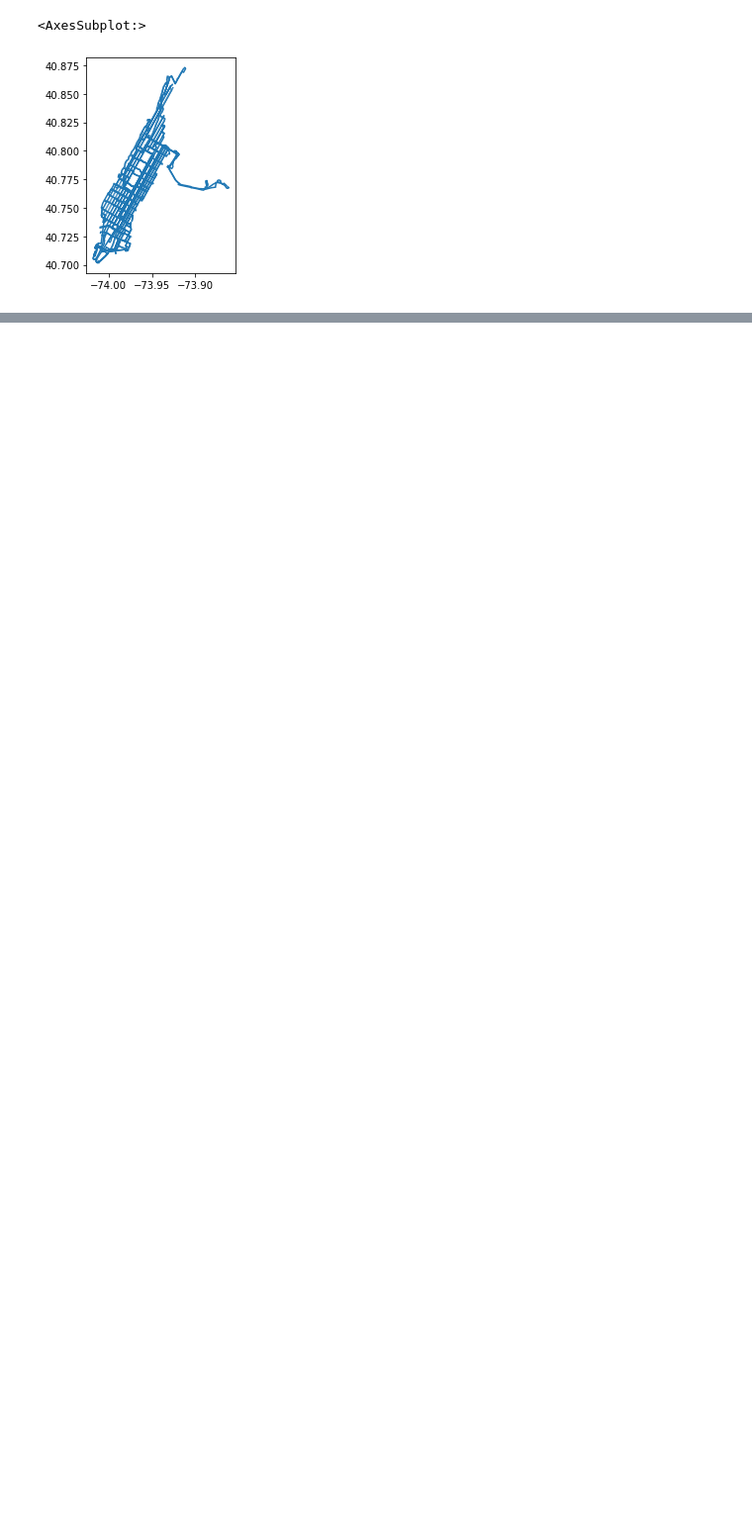
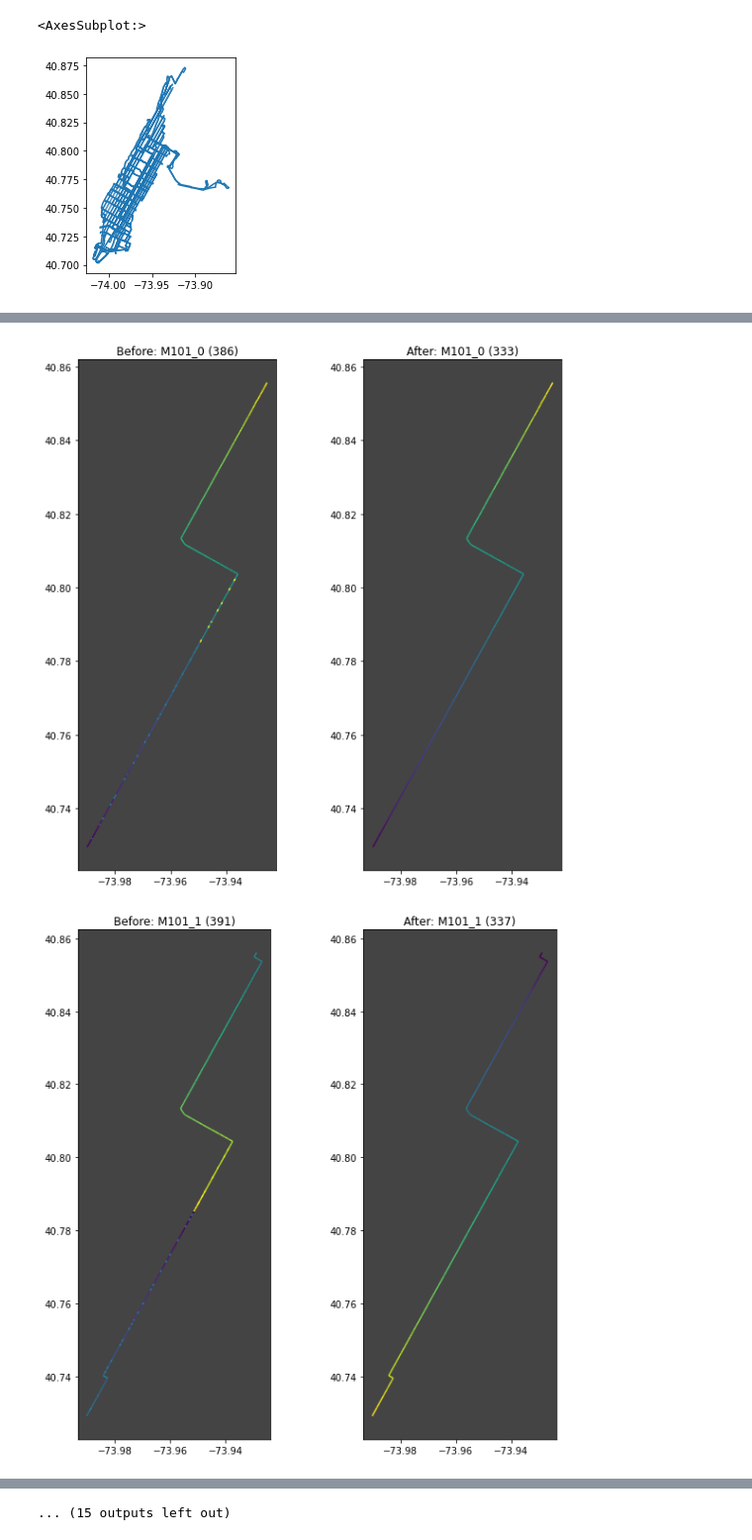
Before and after one commit to cpcarey/nyu-cusp-gtfs-bus, a Jupyter notebook: src/notebooks/shp/0101_repair_route_shp_files.ipynb, the cells around one changed output, grey strips where cells are left out. Shown at 99% size. Drawn from its saved outputs; the diff is of its cells as text; code cells hidden in the pictures; blank space fills up the shorter version.

Commit message:
Complete repair algorithm documentation.

```diff
--- a/src/notebooks/shp/0101_repair_route_shp_files.ipynb
+++ b/src/notebooks/shp/0101_repair_route_shp_files.ipynb
@@ -220,0 +220,17 @@ for i in range(len(mls_gdf)):
+# %%
+def order_line_strings_as_gdf(line_strings):
+    """Returns the list of LineStrings as a GeoDataFrame with a LineString in each row."""
+    return gpd.GeoDataFrame({}, geometry=line_strings, crs=CRS_LATLON)
+# %%
+def plot_ordered_gdfs(before_gdf, after_gdf, title):
+    fig, ax = plt.subplots(1, 2, figsize=(10, 10))
+
+    # Color by index to visualize order of LineStrings in GeoDataFrames.
+    before_gdf.reset_index().plot(ax=ax[0], column='index')
+    after_gdf.reset_index().plot(ax=ax[1], column='index')
+
+    ax[0].set_facecolor('#444')
+    ax[1].set_facecolor('#444')
+    ax[0].set_title(f"Before: {title} ({len(before_gdf)})")
+    ax[1].set_title(f"After: {title} ({len(after_gdf)})")
+    plt.show()
@@ -220,0 +241,20 @@ for i in range(len(mls_gdf)):
+# %%
+# Repair all MultiLineString geometries and visualize before/after results.
+
+repaired_ls_gdf = mls_gdf.copy()
+for i in range(len(mls_gdf)):
+    route_dir = mls_gdf.iloc[i]['route_dir']
+    multi_line_string = mls_gdf.iloc[i]['geometry']
+    before_gdf = order_line_strings_as_gdf(list(multi_line_string))
+
+    result = repair_multi_line_string(multi_line_string)
+    after_coords = result['coords']
+    after_segments = result['segments']
+    after_gdf = order_line_strings_as_gdf(after_segments)
+
+    plot_ordered_gdfs(before_gdf, after_gdf, route_dir)
+
+    repaired_ls_gdf.loc[i, 'geometry'] = LineString(after_coords)
+# %% [output]
+[figure, added]
+[figure, added]
@@ -220,0 +271 @@ for i in range(len(mls_gdf)):
+... (15 outputs left out)
```
Also changed, not shown: parts of 15 cells of this notebook, 4 other files.
